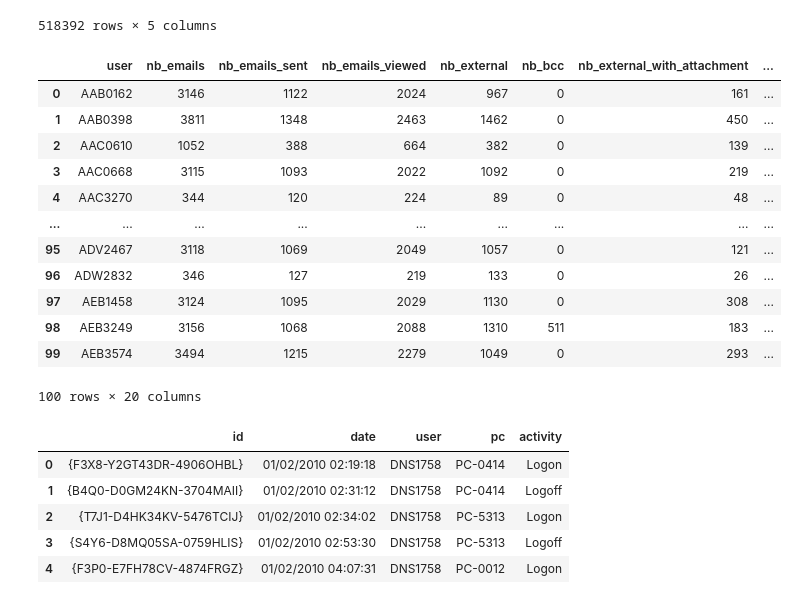
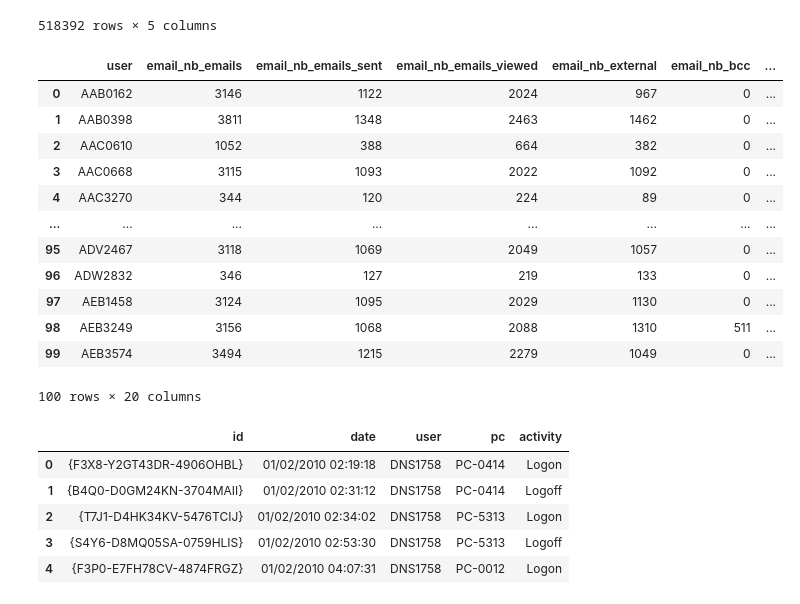
Before and after one commit to SamiKarboubi/CERT-Insider-Threat-Detection, a Jupyter notebook: features_extraction.ipynb, the cells around one changed output. Drawn from its saved outputs; the diff is of its cells as text; code cells hidden in the pictures.

```diff
--- a/features_extraction.ipynb
+++ b/features_extraction.ipynb
@@ -130,39 +130,39 @@ df_left
 518392 rows × 5 columns
 # %%
 nb_activity_email_after_left = df_left.groupby('user').agg(
-    nb_activity_email_after_leaving = ('is_after_leaving', 'sum')
+    email_nb_activity_email_after_leaving = ('is_after_leaving', 'sum')
 ).reset_index()
 # %%
 features_email = email.groupby('user').agg(
-    nb_emails = ('date','count'),
-    nb_emails_sent = ('activity',lambda x : (x=='Send').sum()),
-    nb_emails_viewed = ('activity',lambda x : (x=='View').sum()),
-    nb_external = ('is_external','sum'),
-    nb_bcc = ('has_bcc','sum'),
-    nb_external_with_attachment = ('is_external_with_attachment','sum'),
-    nb_after_hours_or_weekend = ('is_weekend_or_after_hours','sum'),
-    nb_emails_has_suspicious_content = ('has_suspicious_content','sum')
+    email_nb_emails = ('date','count'),
+    email_nb_emails_sent = ('activity',lambda x : (x=='Send').sum()),
+    email_nb_emails_viewed = ('activity',lambda x : (x=='View').sum()),
+    email_nb_external = ('is_external','sum'),
+    email_nb_bcc = ('has_bcc','sum'),
+    email_nb_external_with_attachment = ('is_external_with_attachment','sum'),
+    email_nb_after_hours_or_weekend = ('is_weekend_or_after_hours','sum'),
+    email_nb_emails_has_suspicious_content = ('has_suspicious_content','sum')
 ).reset_index()
 
 features_email['email_external_ratio'] = (
-    features_email['nb_external'] / features_email['nb_emails']
+    features_email['email_nb_external'] / features_email['email_nb_emails']
 )
 
-features_email['suspicious_content_ratio'] = (
-    features_email['nb_emails_has_suspicious_content'] / features_email['nb_emails']
+features_email['email_suspicious_content_ratio'] = (
+    features_email['email_nb_emails_has_suspicious_content'] / features_email['email_nb_emails']
 )
 
-features_email['bcc_email_ratio'] = (
-    features_email['nb_bcc'] / features_email['nb_emails']
+features_email['email_bcc_email_ratio'] = (
+    features_email['email_nb_bcc'] / features_email['email_nb_emails']
 )
-features_email['external_email_with_attachment_ratio'] = (
-    features_email['nb_external_with_attachment'] / features_email['nb_emails']
+features_email['email_external_email_with_attachment_ratio'] = (
+    features_email['email_nb_external_with_attachment'] / features_email['email_nb_emails']
 )
-features_email['after_hours_or_weekend_ratio'] = (
-    features_email['nb_after_hours_or_weekend'] / features_email['nb_emails']
+features_email['email_after_hours_or_weekend_ratio'] = (
+    features_email['email_nb_after_hours_or_weekend'] / features_email['email_nb_emails']
 )
 
-emails_per_week = email.groupby(['user', 'week']).size().reset_index(name='nb_emails_week')
+emails_per_week = email.groupby(['user', 'week']).size().reset_index(name='email_nb_emails_week')
 
 weekly_email_activity = email.groupby(['user', 'week']).agg(
     nb_emails = ('activity','count'),
@@ -187,64 +187,64 @@ weekly_email_activity['zscore_emails_sent'] = (
 )
 
 zscore_email_features = weekly_email_activity.groupby('user').agg(
-    max_zscore_emails      = ('zscore_emails', 'max'),
-    max_zscore_emails_sent = ('zscore_emails_sent', 'max'),
+    email_max_zscore_emails      = ('zscore_emails', 'max'),
+    email_max_zscore_emails_sent = ('zscore_emails_sent', 'max'),
 ).reset_index()
 
 features_email = features_email.merge(zscore_email_features, on='user', how='left')
 
-avg_emails_per_week = emails_per_week.groupby('user')['nb_emails_week'].mean().reset_index()
+avg_emails_per_week = emails_per_week.groupby('user')['email_nb_emails_week'].mean().reset_index()
 
-avg_emails_per_week.columns = ['user', 'avg_emails_per_week']
+avg_emails_per_week.columns = ['user', 'email_avg_emails_per_week']
 
 features_email = features_email.merge(avg_emails_per_week, on='user', how='left')
 
 sent_emails = email[email['activity'] == 'Send']
 
 features_sent = sent_emails.groupby('user').agg(
-    avg_size_sent_email            = ('size', 'mean'),
+    email_avg_size_sent_email            = ('size', 'mean'),
 ).reset_index()
 features_email = features_email.merge(features_sent, on='user', how='left')
 
 last_month_activity = email.groupby(['user', 'month']).size().reset_index(name='nb_emails_month')
 
 last_month = (
     last_month_activity
     .sort_values(['user', 'month'])
     .groupby('user', as_index=False)
     .tail(1)
 )[['user', 'nb_emails_month']]
 
-last_month.rename(columns={'nb_emails_month': 'nb_emails_last_month'}, inplace=True)
+last_month.rename(columns={'nb_emails_month': 'email_nb_emails_last_month'}, inplace=True)
 
 last_month.loc[
     ~last_month['user'].isin(users_left['user_id']),
-    'nb_emails_last_month'
+    'email_nb_emails_last_month'
 ] = 0
 
 features_email = features_email.merge(last_month, on='user', how='left')
-features_email['nb_emails_last_month'] = features_email['nb_emails_last_month'].fillna(0)
+features_email['email_nb_emails_last_month'] = features_email['email_nb_emails_last_month'].fillna(0)
 
 features_email = features_email.merge(nb_activity_email_after_left, on='user', how='left')
 
-features_email['nb_activity_email_after_leaving'] = (
-    features_email['nb_activity_email_after_leaving'].fillna(0).astype(int)
+features_email['email_nb_activity_email_after_leaving'] = (
+    features_email['email_nb_activity_email_after_leaving'].fillna(0).astype(int)
 )
 
 features_email.head(100)
 # %% [output]
-|  | user | nb_emails | nb_emails_sent | nb_emails_viewed | nb_external | nb_bcc | nb_external_with_attachment | ... |
-| 0 | AAB0162 | 3146 | 1122 | 2024 | 967 | 0 | 161 | ... |
-| 1 | AAB0398 | 3811 | 1348 | 2463 | 1462 | 0 | 450 | ... |
-| 2 | AAC0610 | 1052 | 388 | 664 | 382 | 0 | 139 | ... |
-| 3 | AAC0668 | 3115 | 1093 | 2022 | 1092 | 0 | 219 | ... |
-| 4 | AAC3270 | 344 | 120 | 224 | 89 | 0 | 48 | ... |
-| ... | ... | ... | ... | ... | ... | ... | ... | ... |
-| 95 | ADV2467 | 3118 | 1069 | 2049 | 1057 | 0 | 121 | ... |
-| 96 | ADW2832 | 346 | 127 | 219 | 133 | 0 | 26 | ... |
-| 97 | AEB1458 | 3124 | 1095 | 2029 | 1130 | 0 | 308 | ... |
-| 98 | AEB3249 | 3156 | 1068 | 2088 | 1310 | 511 | 183 | ... |
-| 99 | AEB3574 | 3494 | 1215 | 2279 | 1049 | 0 | 293 | ... |
+|  | user | email_nb_emails | email_nb_emails_sent | email_nb_emails_viewed | email_nb_external | email_nb_bcc | ... |
+| 0 | AAB0162 | 3146 | 1122 | 2024 | 967 | 0 | ... |
+| 1 | AAB0398 | 3811 | 1348 | 2463 | 1462 | 0 | ... |
+| 2 | AAC0610 | 1052 | 388 | 664 | 382 | 0 | ... |
+| 3 | AAC0668 | 3115 | 1093 | 2022 | 1092 | 0 | ... |
+| 4 | AAC3270 | 344 | 120 | 224 | 89 | 0 | ... |
+| ... | ... | ... | ... | ... | ... | ... | ... |
+| 95 | ADV2467 | 3118 | 1069 | 2049 | 1057 | 0 | ... |
+| 96 | ADW2832 | 346 | 127 | 219 | 133 | 0 | ... |
+| 97 | AEB1458 | 3124 | 1095 | 2029 | 1130 | 0 | ... |
+| 98 | AEB3249 | 3156 | 1068 | 2088 | 1310 | 511 | ... |
+| 99 | AEB3574 | 3494 | 1215 | 2279 | 1049 | 0 | ... |
 100 rows × 20 columns
 # %%
 logon = pd.read_parquet("cert_dataset/logon.parquet")
```
Also changed, not shown: parts of 16 cells of this notebook.
